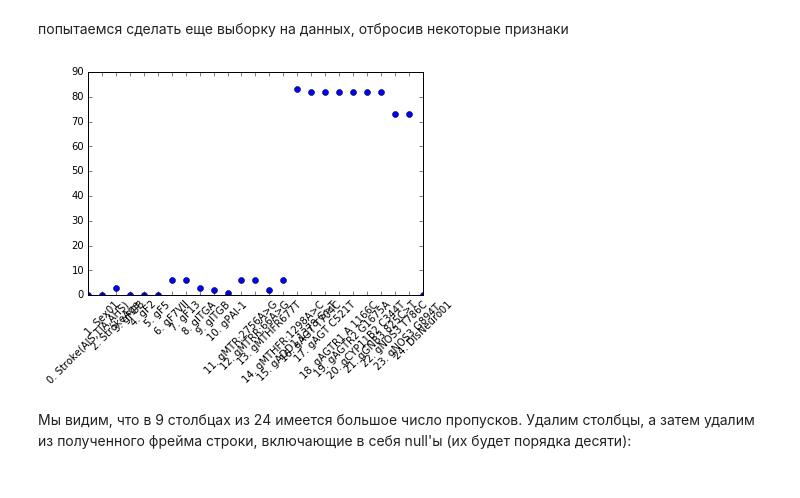
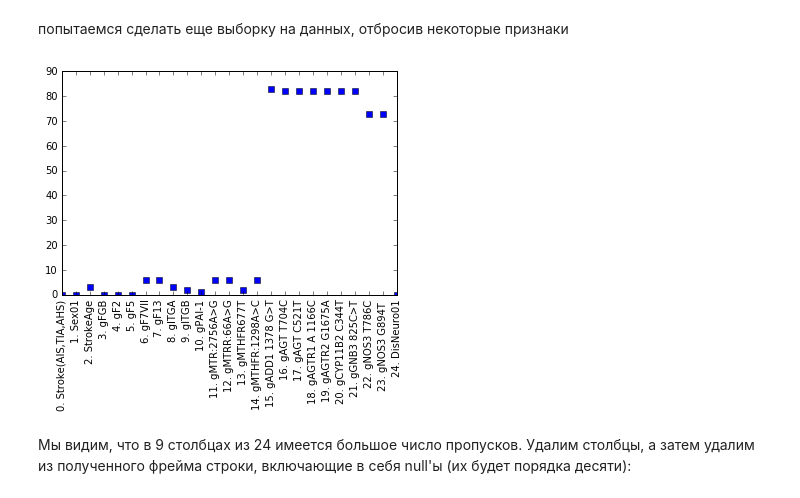
Before and after one commit to coffman21/d, a Jupyter notebook: d.ipynb, the cells around one changed output. Drawn from its saved outputs; the diff is of its cells as text; code cells hidden in the pictures.

```diff
--- a/d.ipynb
+++ b/d.ipynb
@@ -26,19 +26,19 @@ Y_dropped = data.dropna().ix[:, -1]
 # %%
 nulls = data.isnull().sum()
 keys = nulls.keys()
 values = nulls.values
 words = [str(i)+". "+k.decode('utf-8').encode('ascii', 'ignore') for i, k in enumerate(nulls.keys())]
 
 ind = np.arange(len(keys))
 ax = plt.figure().add_subplot(111)
 ax.set_xticks(ind)
-ax.plot(values, 'o')
+ax.plot(values, 's')
 xtickNames = ax.set_xticklabels(words)
-plt.setp(xtickNames, rotation=45, fontsize=10)
+plt.setp(xtickNames, rotation=90, fontsize=10)
 
 plt.show()
 # %% [output]
-[figure, old version]
+[figure, new version]
 # %% [markdown]
 Мы видим, что в 9 столбцах из 24 имеется большое число пропусков. Удалим столбцы, а затем удалим из полученного фрейма строки, включающие в себя null'ы (их будет порядка десяти):
 # %%
```
Also changed, not shown: parts of 6 cells of this notebook, 1 other file.
